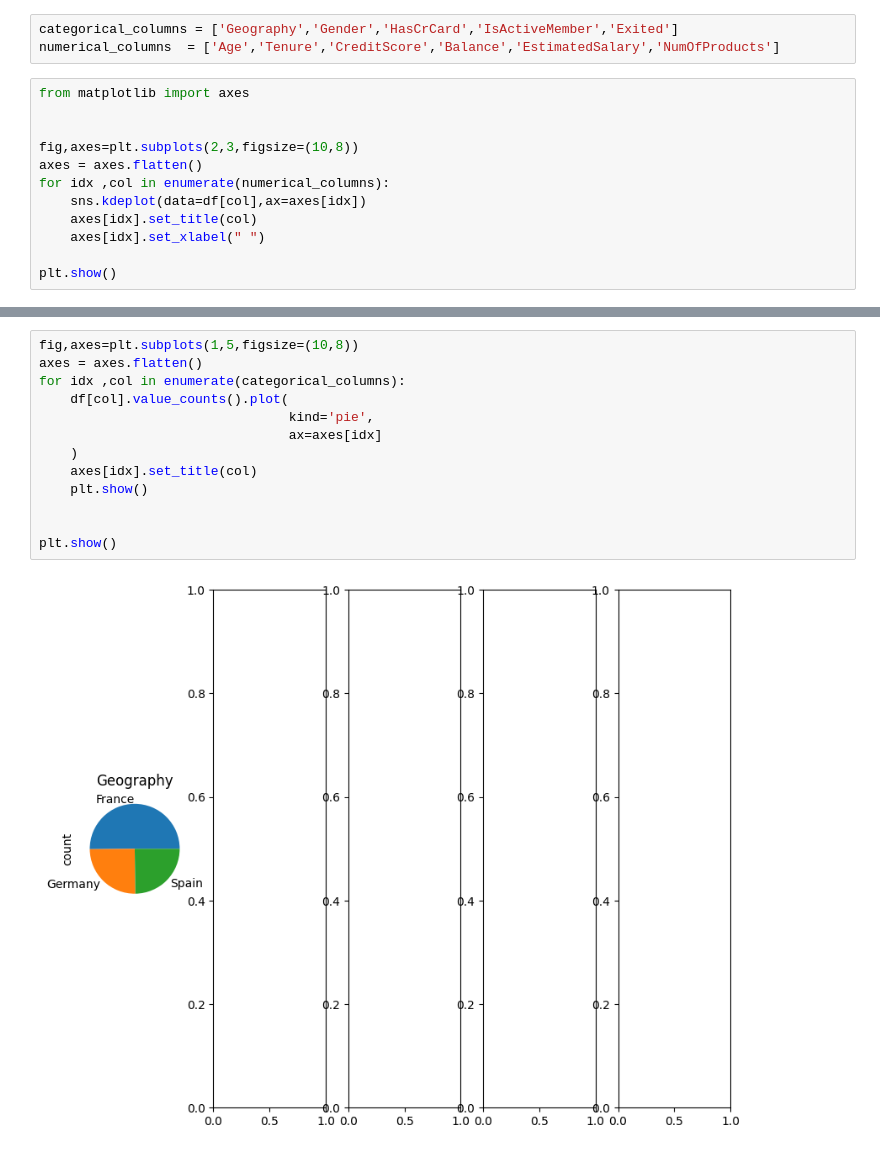
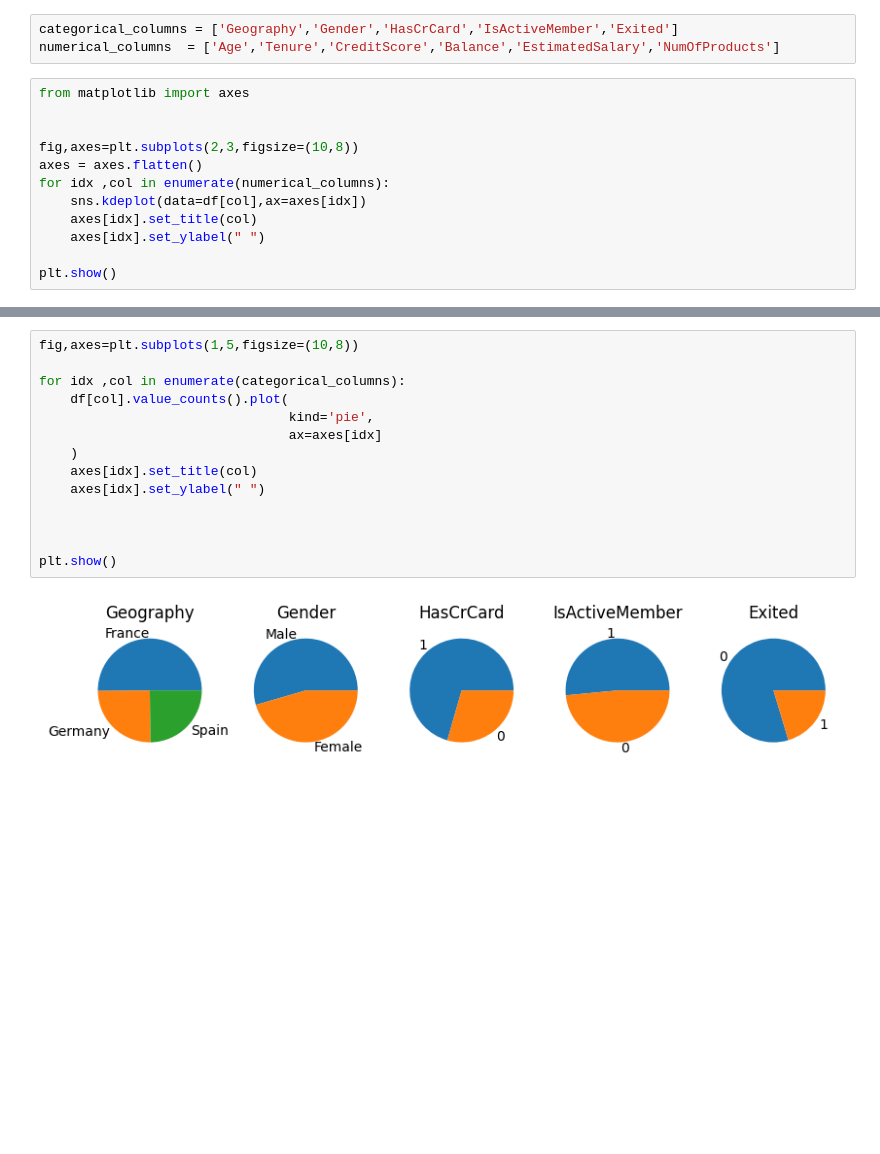
Before and after one commit to WimukthiPWijerathne/churn_analysis, a Jupyter notebook: week01/handling_outliers.ipynb, the cells around one changed output, grey strips where cells are left out. Saved outputs shown, nothing was run; the diff lists cells and outputs as text; blank space fills up the shorter version.

Commit message:
plot all data using seaborn

```diff
--- a/week01/handling_outliers.ipynb
+++ b/week01/handling_outliers.ipynb
@@ -44,7 +44,7 @@ axes = axes.flatten()
 for idx ,col in enumerate(numerical_columns):
     sns.kdeplot(data=df[col],ax=axes[idx])
     axes[idx].set_title(col)
-    axes[idx].set_xlabel(" ")
+    axes[idx].set_ylabel(" ")
 
 plt.show()
 # %% [output]
@@ -52,15 +52,16 @@ plt.show()
 # %%
 fig,axes=plt.subplots(1,5,figsize=(10,8))
-axes = axes.flatten()
+
 for idx ,col in enumerate(categorical_columns):
     df[col].value_counts().plot(
                                 kind='pie',
                                 ax=axes[idx]
     )
     axes[idx].set_title(col)
-    plt.show()
+    axes[idx].set_ylabel(" ")
+
 
 
 plt.show()
 # %% [output]
-[figure, old version]
+[figure, new version]
```
Also changed, not shown: parts of 4 cells of this notebook.
